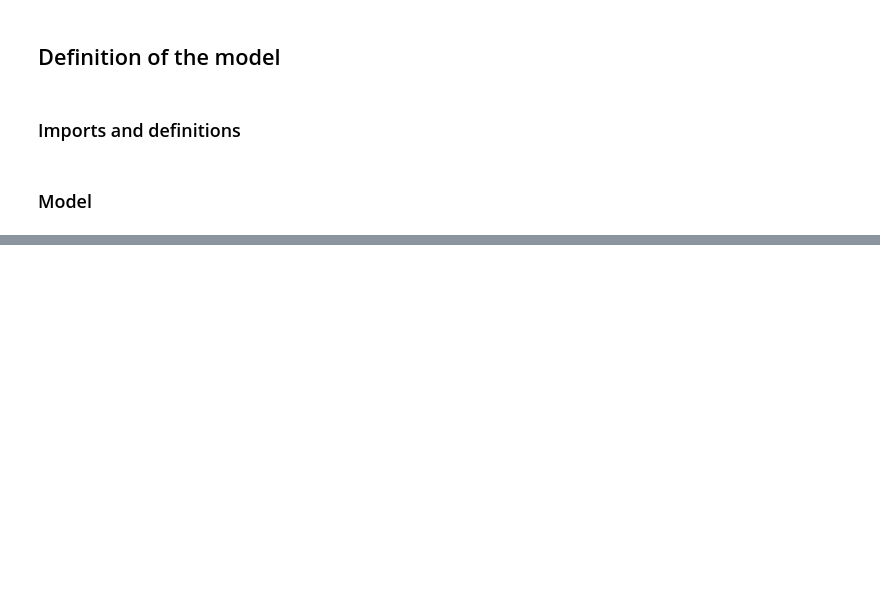
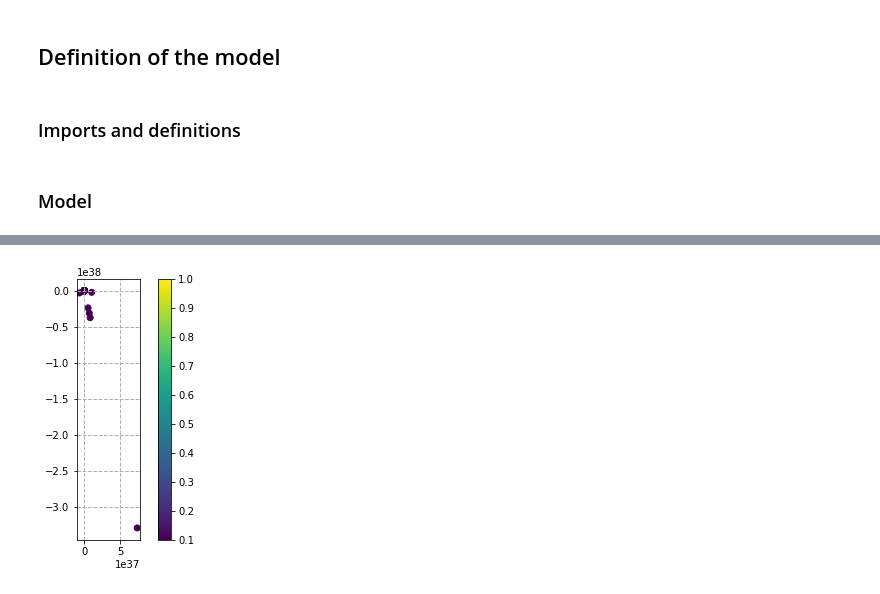
Before and after one commit to StochSS/SpatialPy, a Jupyter notebook: examples/sploosh/Sploosh.ipynb, the cells around one changed output, grey strips where cells are left out. Cells and saved outputs as stored; diff of their text form; code cells hidden in the pictures; blank space fills up the shorter version.

```diff
--- a/examples/sploosh/Sploosh.ipynb
+++ b/examples/sploosh/Sploosh.ipynb
@@ -101,2 +100,6 @@ Exception: stop
+# %%
+results.plot_property("mass", p_ndx=1, t_ndx=-1, use_matplotlib=True)
+# %% [output]
+[figure, added]
 # %%
 results.plot_property("v", p_ndx=1, t_ndx=-1, use_matplotlib=True)
```
Also changed, not shown: parts of 8 cells of this notebook.
